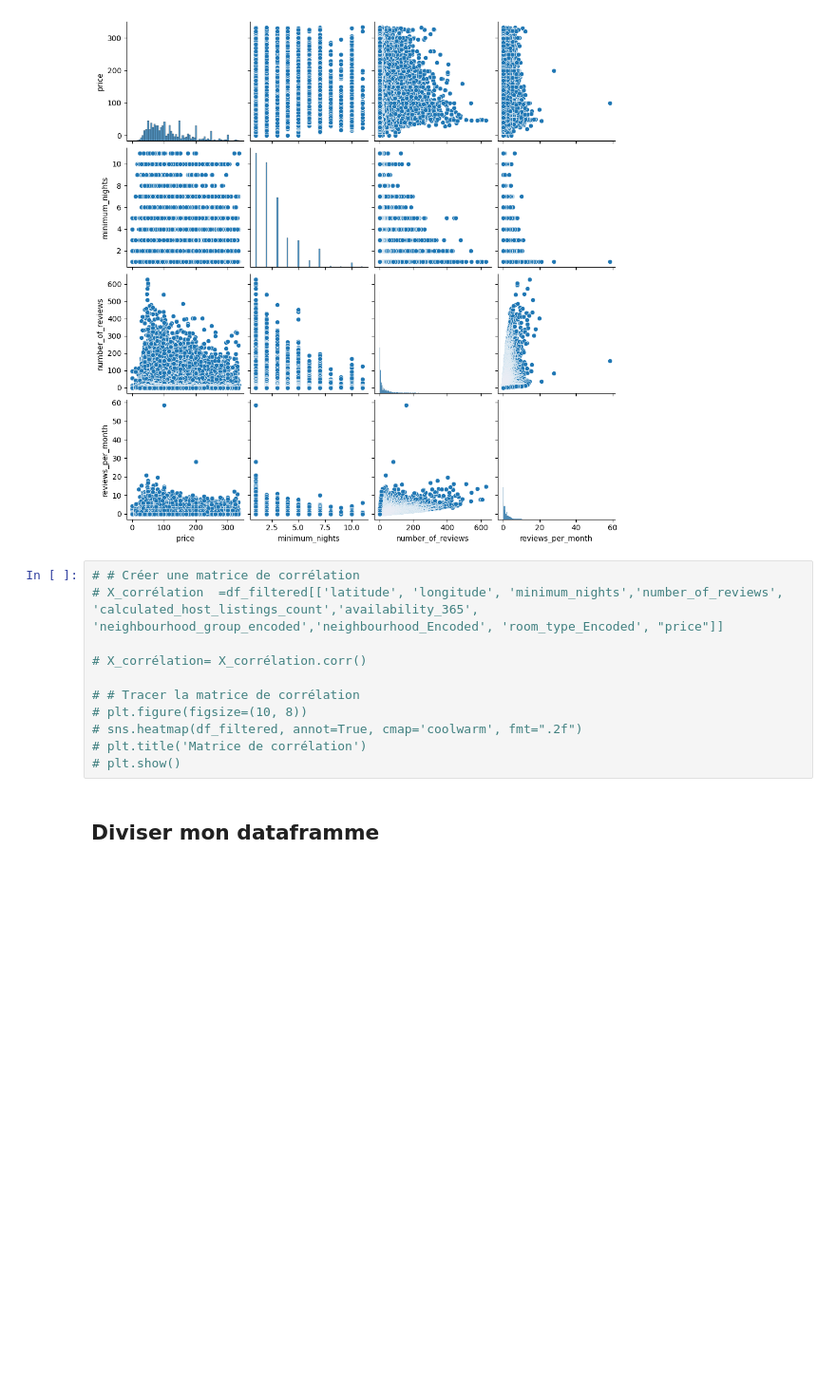
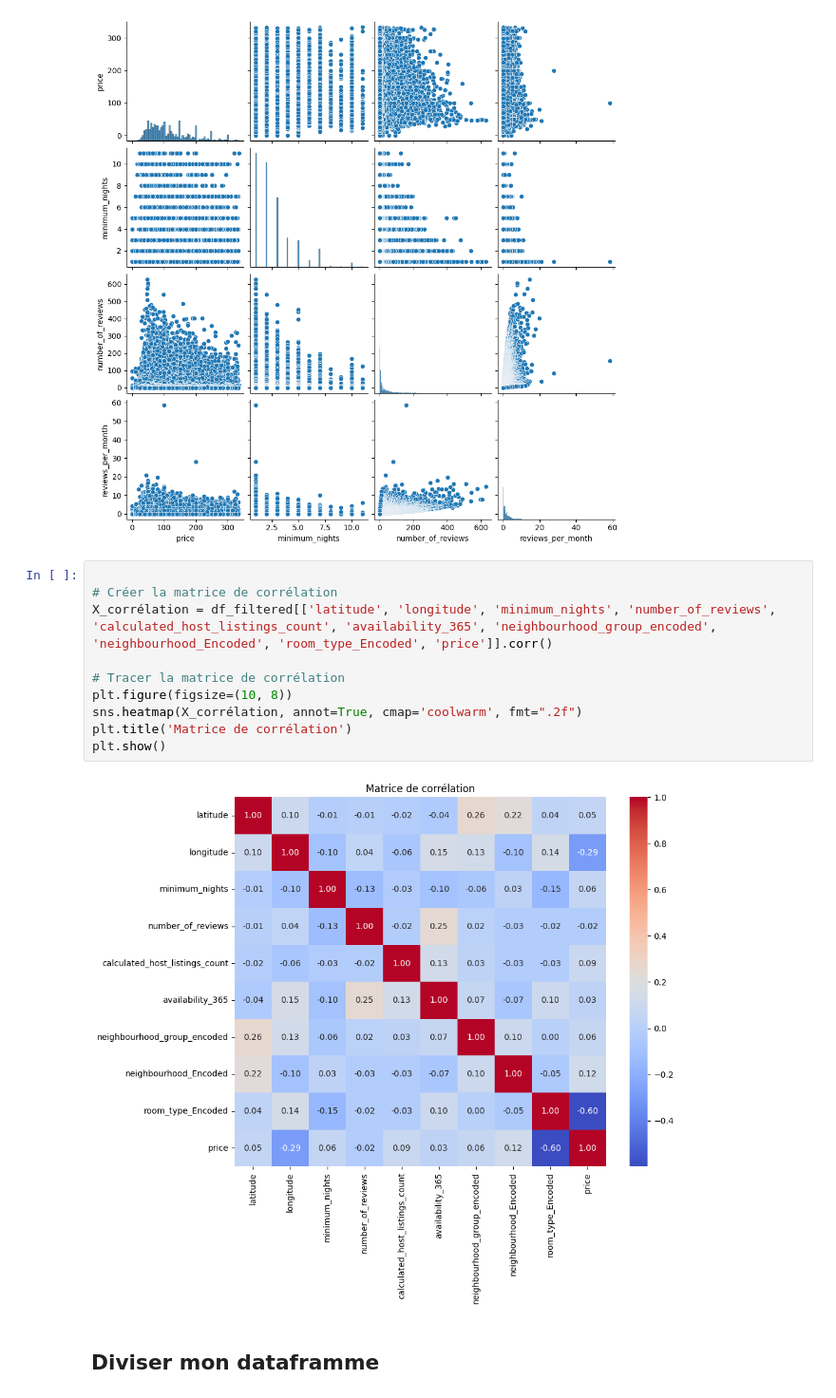
Before and after one commit to NdongoMamoudou/Projet_IA_Airbnb, a Jupyter notebook: ProjetAirbnbPrix.ipynb, the cells around one changed output. Shown at 95% size. Cells and saved outputs as stored; diff of their text form; blank space fills up the shorter version.

Commit message:
amelioration du model de prediction et tracer un courbe de corrélation

```diff
--- a/ProjetAirbnbPrix.ipynb
+++ b/ProjetAirbnbPrix.ipynb
@@ -466,16 +472,17 @@ plt.show()
 # %% [output]
 [figure]
 # %%
-# # Créer une matrice de corrélation
-# X_corrélation  =df_filtered[['latitude', 'longitude', 'minimum_nights','number_of_reviews', 'calculated_host_listings_count','availability_365', 'neighbourhood_group_encoded','neighbourhood_Encoded', 'room_type_Encoded', "price"]]
 
-# X_corrélation= X_corrélation.corr()
+# Créer la matrice de corrélation
+X_corrélation = df_filtered[['latitude', 'longitude', 'minimum_nights', 'number_of_reviews', 'calculated_host_listings_count', 'availability_365', 'neighbourhood_group_encoded', 'neighbourhood_Encoded', 'room_type_Encoded', 'price']].corr()
 
-# # Tracer la matrice de corrélation
-# plt.figure(figsize=(10, 8))
-# sns.heatmap(df_filtered, annot=True, cmap='coolwarm', fmt=".2f")
-# plt.title('Matrice de corrélation')
-# plt.show()
+# Tracer la matrice de corrélation
+plt.figure(figsize=(10, 8))
+sns.heatmap(X_corrélation, annot=True, cmap='coolwarm', fmt=".2f")
+plt.title('Matrice de corrélation')
+plt.show()
+# %% [output]
+[figure, added]
 # %% [markdown]
 ## Diviser mon dataframme
 # %%
```
Also changed, not shown: parts of 7 cells of this notebook.
